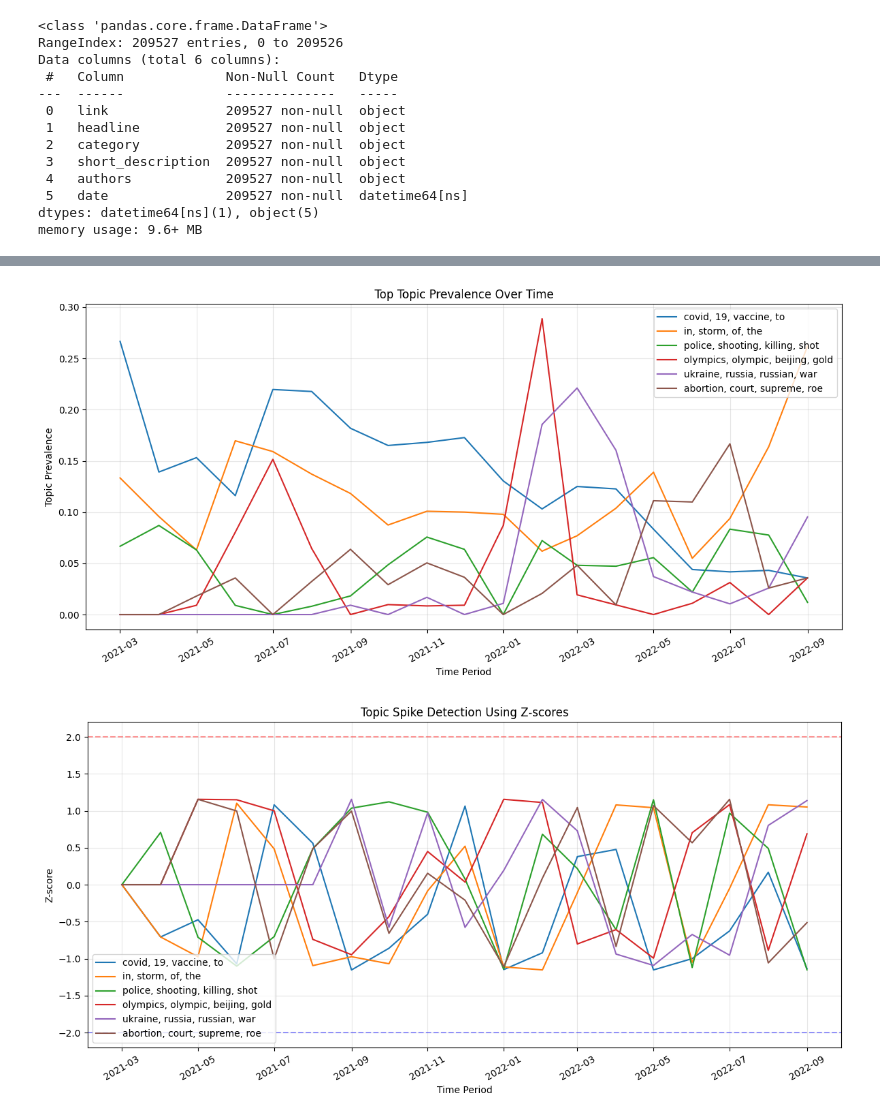
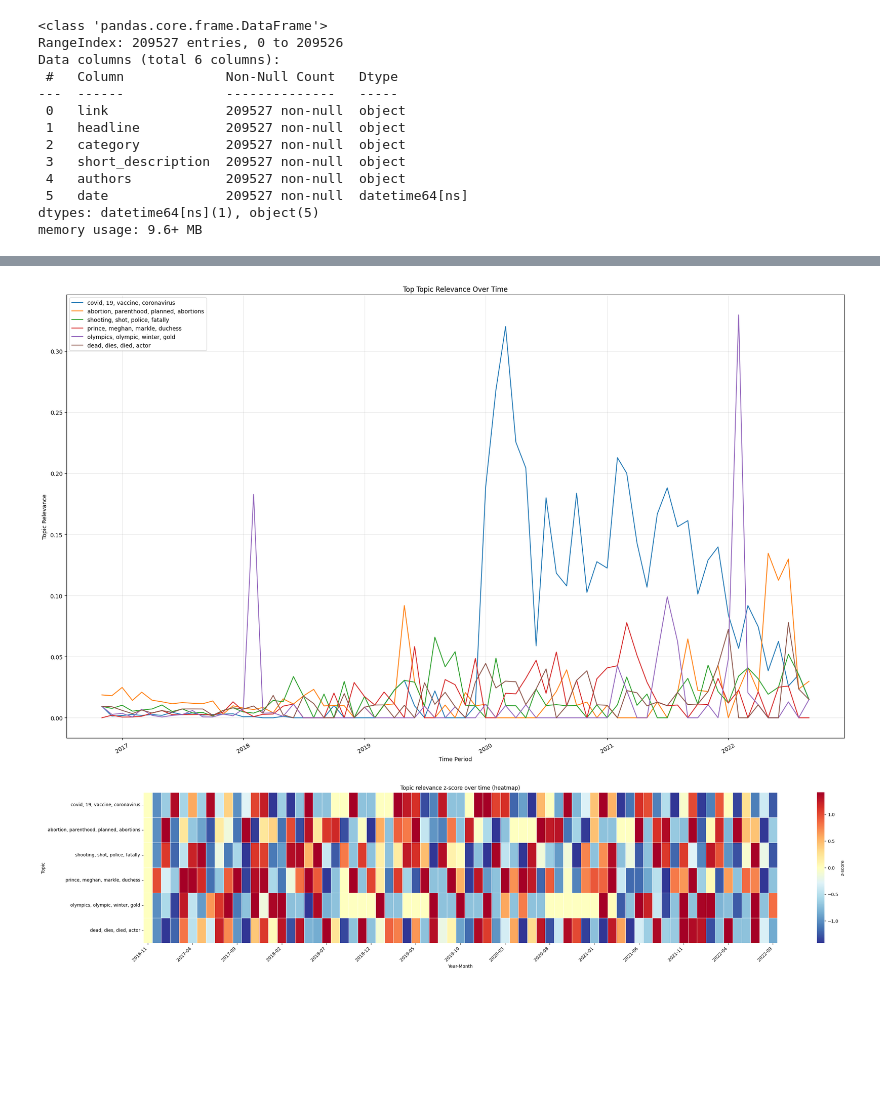
Before and after one commit to msds25018-lab/IRTM_Project, a Jupyter notebook: project-code.ipynb, the cells around one changed output, grey strips where cells are left out. Drawn from its saved outputs; the diff is of its cells as text; code cells hidden in the pictures; blank space fills up the shorter version.

```diff
--- a/project-code.ipynb
+++ b/project-code.ipynb
@@ -47,7 +64,7 @@ df.info()
 # %%
 df = df[df['text'].str.len() > 10].reset_index(drop=True) # filtering short texts in the dataset
 # %%
-df = df.head(3000)
+df = df.head(50000)
 # %%
 df
 # %% [output]
@@ -139,43 +163,54 @@ top_k_ids = pivot_norm.sum().sort_values(ascending=False).head(topk).index.tolis
 top_topics = [topic_names[t] for t in top_k_ids]
 # %%
-# ============================================
-# 5A) PLOT PREVALENCE OF TOP-K TOPICS
-# ============================================
-plt.figure(figsize=(12,6))
+plt.figure(figsize=(20,12))
 
 for t in top_k_ids:
-    label = topic_names[t]   # readable name
+    label = topic_names[t]
     plt.plot(pivot_norm.index, pivot_norm[t], label=label)
 
 plt.xlabel("Time Period")
-plt.ylabel("Topic Prevalence")
-plt.title("Top Topic Prevalence Over Time")
+plt.ylabel("Topic Relevance")
+plt.title("Top Topic Relevance Over Time")
 plt.xticks(rotation=30)
 plt.legend()
 plt.grid(alpha=0.3)
 plt.tight_layout()
 plt.show()
 # %% [output]
-[figure, old version]
+[figure, new version]
 # %%
-# ============================================
-# 5B) Z-SCORE TREND SPIKES (Corrected Version)
-# ============================================
-plt.figure(figsize=(12,6))
+# Cell: heatmap of z-scores for selected topics (top_k_ids -> readable names)
+import numpy as np
+import matplotlib.dates as mdates
 
-for t in top_k_ids:     # use IDs for indexing
-    plt.plot(zscore.index, zscore[t], label=topic_names[t])  # show readable names
+# Ensure topics exist in zscore
+heat_ids = [t for t in top_k_ids if t in zscore.columns]
+if not heat_ids:
+    raise ValueError("None of the top_k_ids are present in the zscore DataFrame.")
 
-plt.axhline(2, color='red', linestyle='--', alpha=0.4)   # spike threshold
-plt.axhline(-2, color='blue', linestyle='--', alpha=0.4)
+# Build a DataFrame for the heatmap: rows = topics (readable names), cols = time bins
+heat_df = zscore[heat_ids].T.copy()
+heat_df.index = [topic_names[t] for t in heat_df.index]  # readable labels
 
-plt.xlabel("Time Period")
-plt.ylabel("Z-score")
-plt.title("Topic Spike Detection Using Z-scores")
-plt.xticks(rotation=30)
-plt.legend()
-plt.grid(alpha=0.3)
+plt.figure(figsize=(28, 6))
+ax = sns.heatmap(heat_df, cmap='RdYlBu_r', center=0, cbar_kws={'label': 'z-score'}, linewidths=0.5, linecolor='white')
+
+# Build Year-Month labels from the time index
+time_bins = zscore.index.to_list()
+labels = [d.strftime('%Y-%m') for d in time_bins]
+
+# Reduce tick density (show at most ~12 ticks)
+n_ticks = len(labels)
+tick_step = max(1, n_ticks // 12)
+
+# Set tick positions and labels (center ticks on cells)
+ax.set_xticks(np.arange(0, n_ticks, tick_step) + 0.5)
+ax.set_xticklabels([labels[i] for i in range(0, n_ticks, tick_step)], rotation=45, ha='right')
+
+ax.set_xlabel('Year-Month')
+ax.set_ylabel('Topic')
+ax.set_title('Topic relevance z-score over time (heatmap)')
 plt.tight_layout()
 plt.show()
 # %% [output]
-[figure, old version]
+[figure, new version]
```
Also changed, not shown: parts of 7 cells of this notebook, 1 other file.
